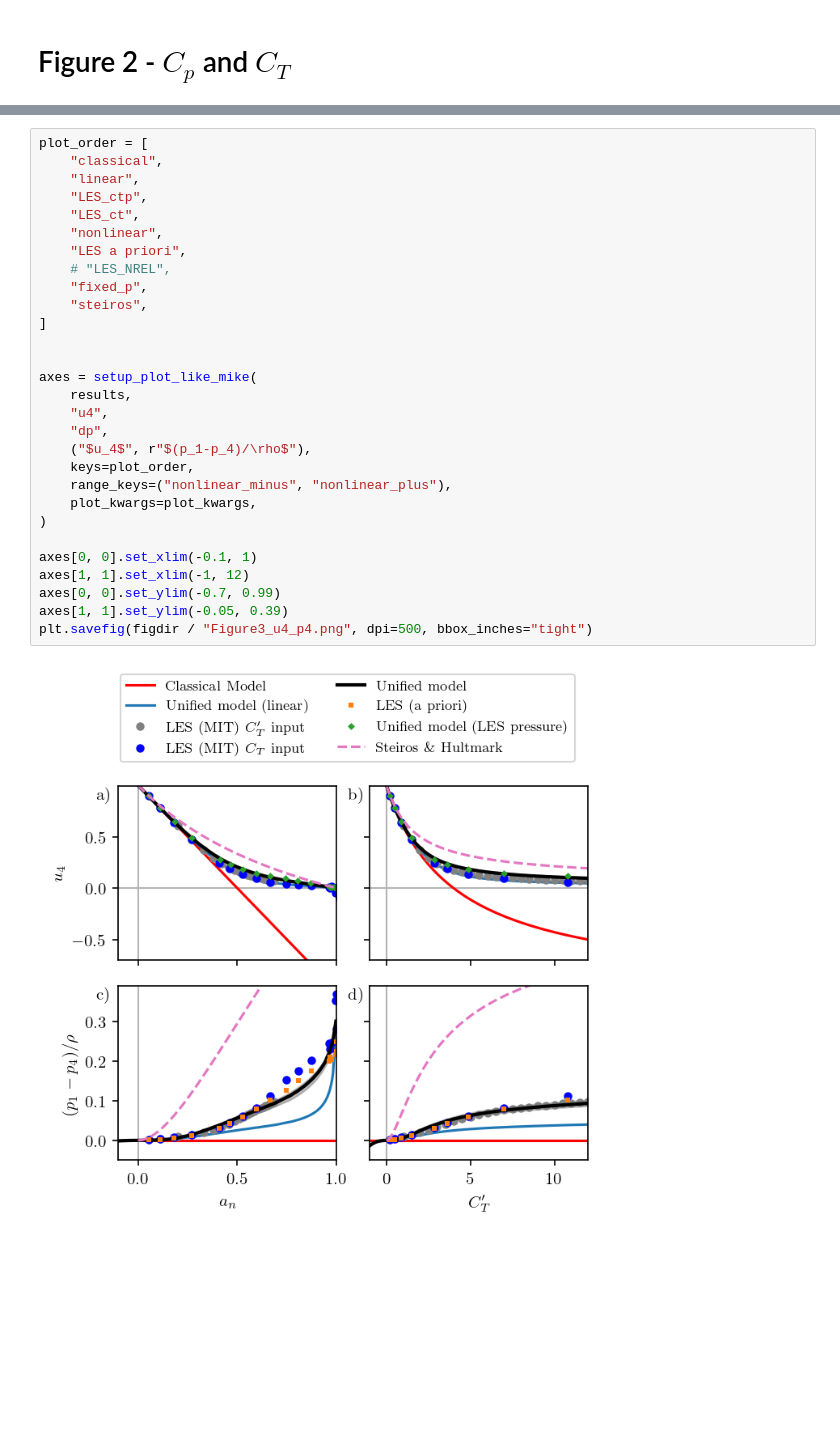
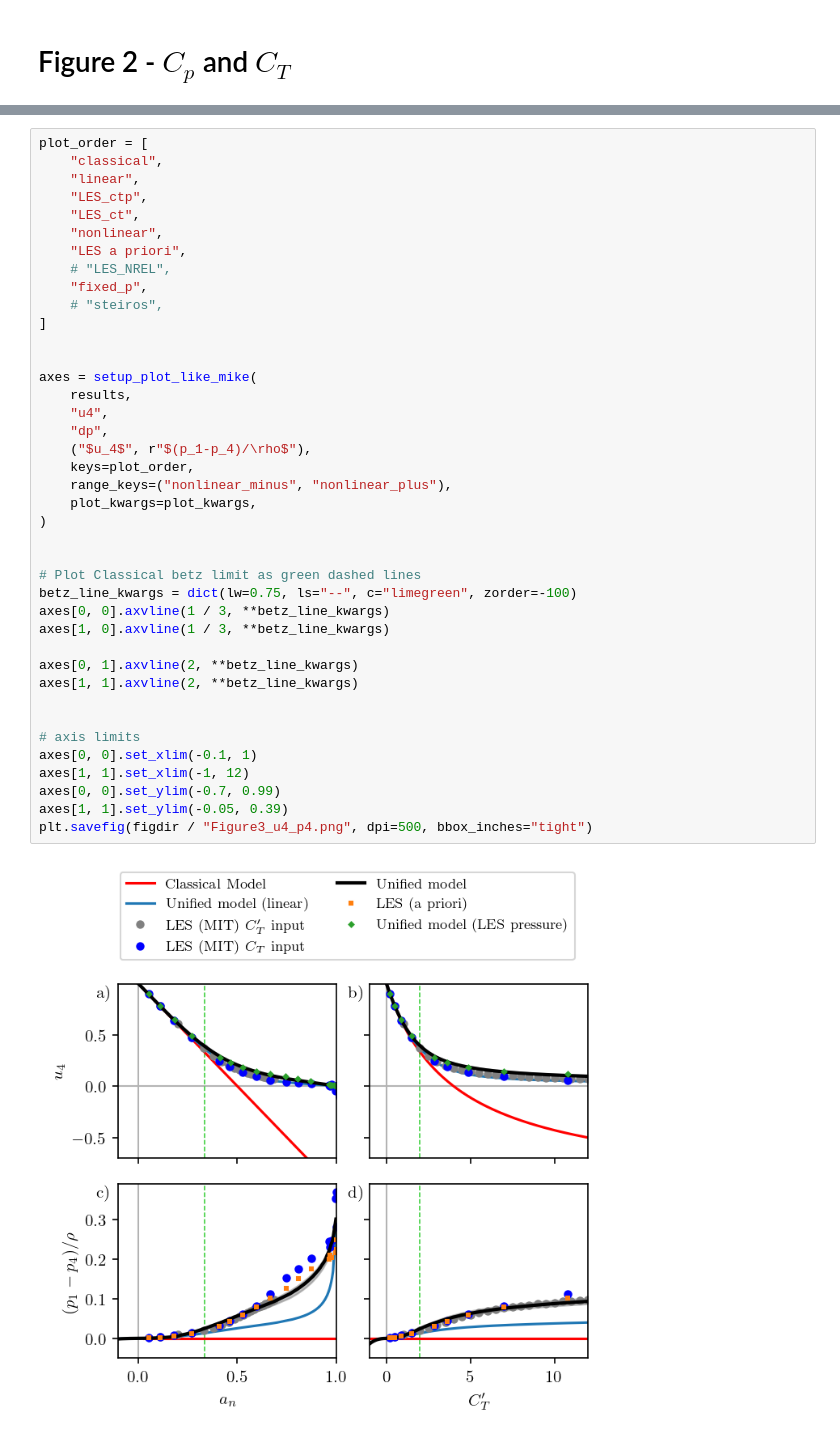
Before and after one commit to Howland-Lab/Unified-Momentum-Model, a Jupyter notebook: figures/figure_02_03.ipynb, the cells around one changed output, grey strips where cells are left out. Drawn from its saved outputs; the diff is of its cells as text; blank space fills up the shorter version.

Commit message:
add green lines to fig. 2 & 3

```diff
--- a/figures/figure_02_03.ipynb
+++ b/figures/figure_02_03.ipynb
@@ -346,31 +360,42 @@ plt.savefig(figdir / "Figure2_Cp_Ct.png", dpi=500, bbox_inches="tight")
 # %%
 plot_order = [
     "classical",
     "linear",
     "LES_ctp",
     "LES_ct",
     "nonlinear",
     "LES a priori",
     # "LES_NREL",
     "fixed_p",
-    "steiros",
+    # "steiros",
 ]
 
 
 axes = setup_plot_like_mike(
     results,
     "u4",
     "dp",
     ("$u_4$", r"$(p_1-p_4)/\rho$"),
     keys=plot_order,
     range_keys=("nonlinear_minus", "nonlinear_plus"),
     plot_kwargs=plot_kwargs,
 )
 
+
+# Plot Classical betz limit as green dashed lines
+betz_line_kwargs = dict(lw=0.75, ls="--", c="limegreen", zorder=-100)
+axes[0, 0].axvline(1 / 3, **betz_line_kwargs)
+axes[1, 0].axvline(1 / 3, **betz_line_kwargs)
+
+axes[0, 1].axvline(2, **betz_line_kwargs)
+axes[1, 1].axvline(2, **betz_line_kwargs)
+
+
+# axis limits
 axes[0, 0].set_xlim(-0.1, 1)
 axes[1, 1].set_xlim(-1, 12)
 axes[0, 0].set_ylim(-0.7, 0.99)
 axes[1, 1].set_ylim(-0.05, 0.39)
 plt.savefig(figdir / "Figure3_u4_p4.png", dpi=500, bbox_inches="tight")
 # %% [output]
-[figure, old version]
+[figure, new version]
```
Also changed, not shown: parts of 1 cell of this notebook.
